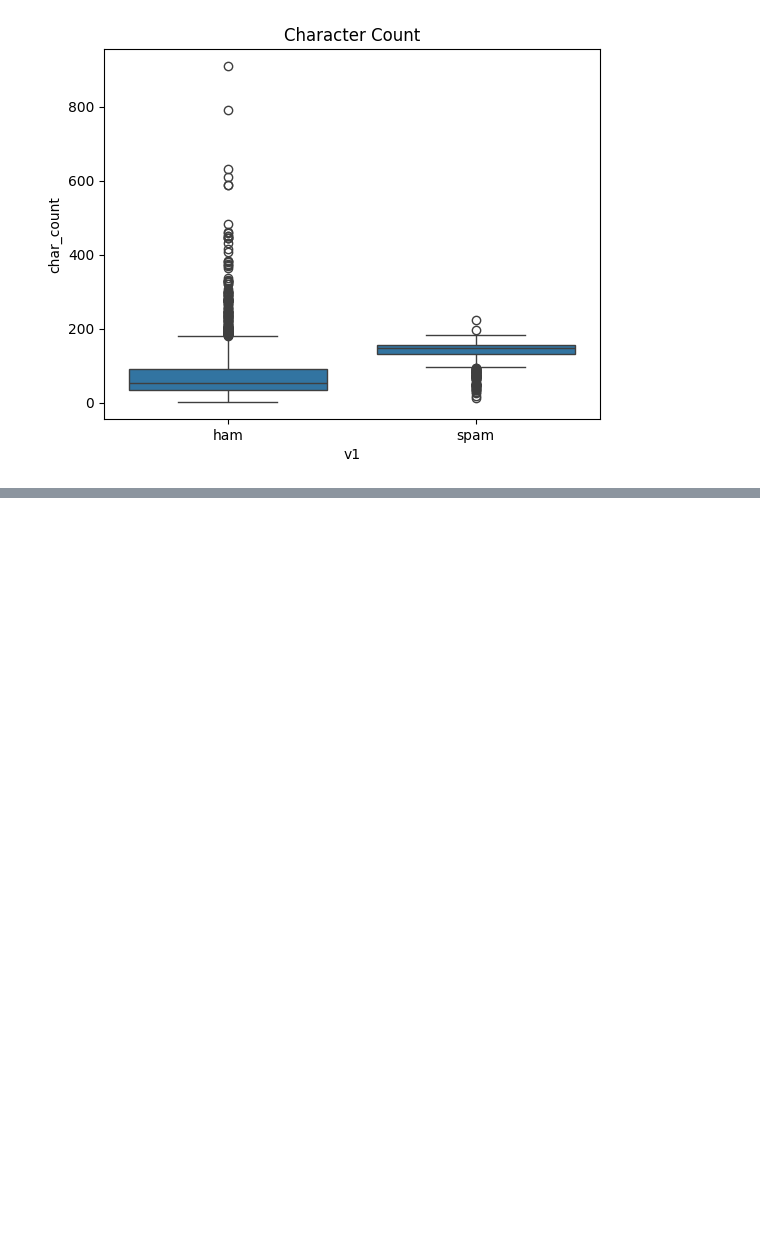
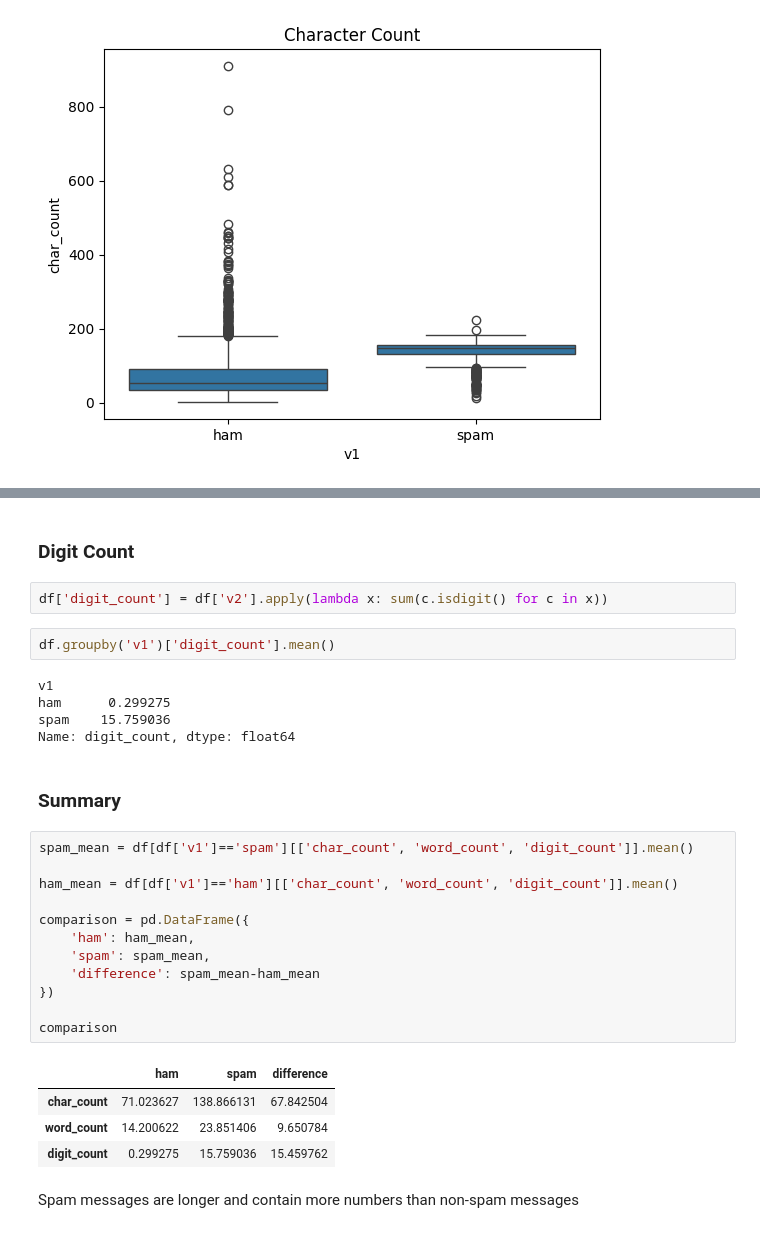
Before and after one commit to phoeb-exe/ai-spam-call-detection, a Jupyter notebook: notebooks/eda.ipynb, the cells around one changed output, grey strips where cells are left out. Drawn from its saved outputs; the diff is of its cells as text; blank space fills up the shorter version.

```diff
--- a/notebooks/eda.ipynb
+++ b/notebooks/eda.ipynb
@@ -157,0 +162,32 @@ plt.show()
+# %% [markdown]
+### Digit Count
+# %%
+df['digit_count'] = df['v2'].apply(lambda x: sum(c.isdigit() for c in x))
+# %%
+df.groupby('v1')['digit_count'].mean()
+# %% [output]
+v1
+ham      0.299275
+spam    15.759036
+Name: digit_count, dtype: float64
+# %% [markdown]
+### Summary
+# %%
+spam_mean = df[df['v1']=='spam'][['char_count', 'word_count', 'digit_count']].mean()
+
+ham_mean = df[df['v1']=='ham'][['char_count', 'word_count', 'digit_count']].mean()
+
+comparison = pd.DataFrame({
+    'ham': ham_mean,
+    'spam': spam_mean,
+    'difference': spam_mean-ham_mean
+})
+
+comparison
+# %% [output]
+|  | ham | spam | difference |
+| char_count | 71.023627 | 138.866131 | 67.842504 |
+| word_count | 14.200622 | 23.851406 | 9.650784 |
+| digit_count | 0.299275 | 15.759036 | 15.459762 |
+# %% [markdown]
+Spam messages are longer and contain more numbers than non-spam messages
```
Also changed, not shown: parts of 21 cells of this notebook, 2 other files.
